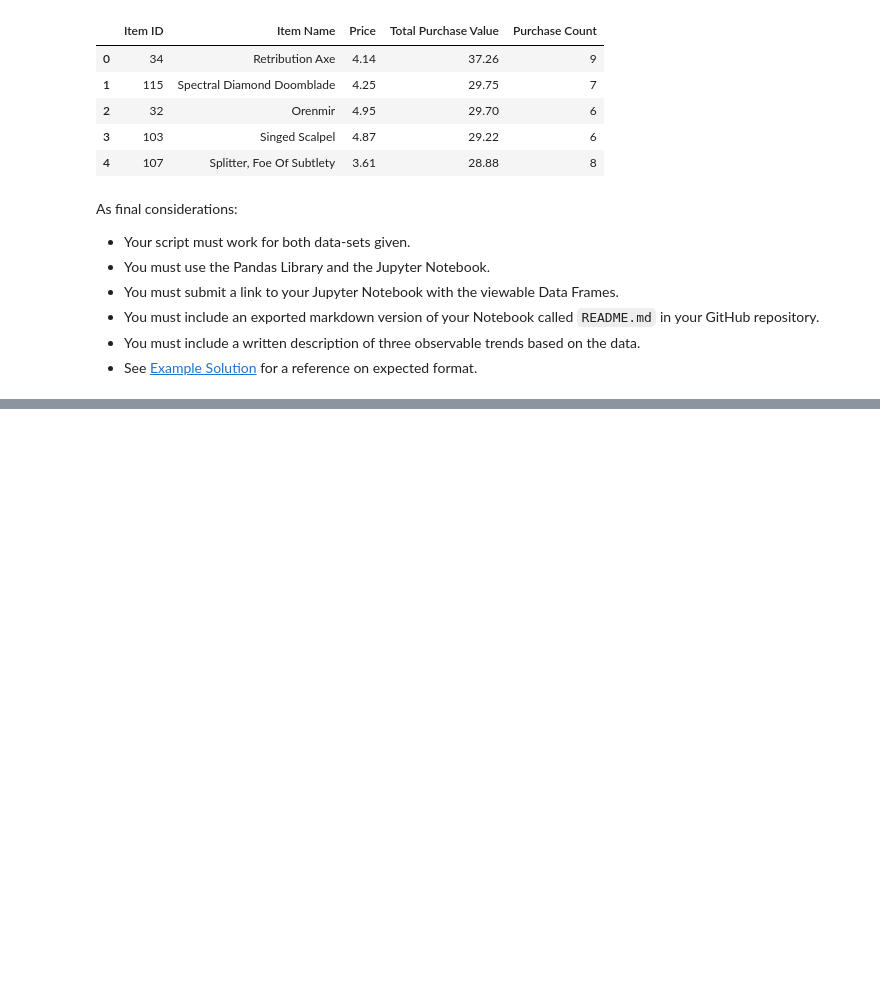
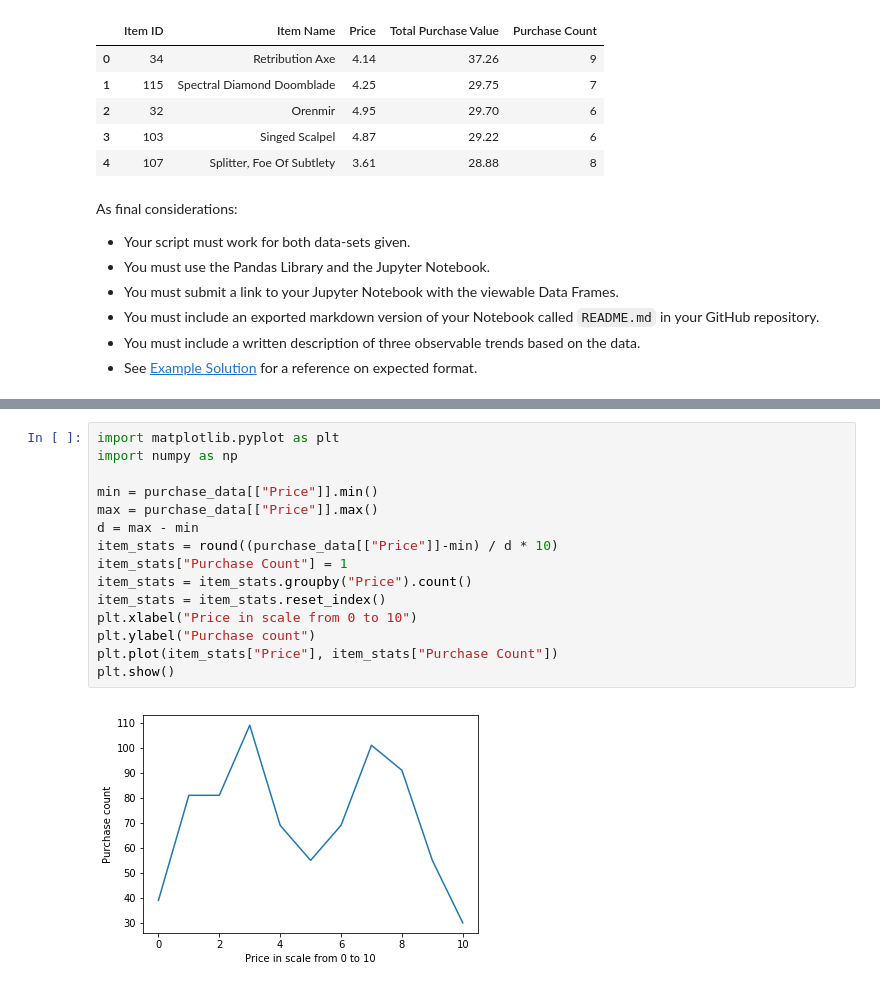
Before and after one commit to pooyasoleimany/DataScience, a Jupyter notebook: homeworks/04-pandas/HeroesOfPymoli/heroes-of-pymoli.ipynb, the cells around one changed output, grey strips where cells are left out. Cells and saved outputs as stored; diff of their text form; blank space fills up the shorter version.

```diff
--- a/homeworks/04-pandas/HeroesOfPymoli/heroes-of-pymoli.ipynb
+++ b/homeworks/04-pandas/HeroesOfPymoli/heroes-of-pymoli.ipynb
@@ -217,0 +223,17 @@ As final considerations:
+# %%
+import matplotlib.pyplot as plt
+import numpy as np
+
+min = purchase_data[["Price"]].min()
+max = purchase_data[["Price"]].max()
+d = max - min
+item_stats = round((purchase_data[["Price"]]-min) / d * 10)
+item_stats["Purchase Count"] = 1
+item_stats = item_stats.groupby("Price").count()
+item_stats = item_stats.reset_index()
+plt.xlabel("Price in scale from 0 to 10")
+plt.ylabel("Purchase count")
+plt.plot(item_stats["Price"], item_stats["Purchase Count"])
+plt.show()
+# %% [output]
+[figure, added]
```
Also changed, not shown: parts of 2 cells of this notebook, 2 other files.
